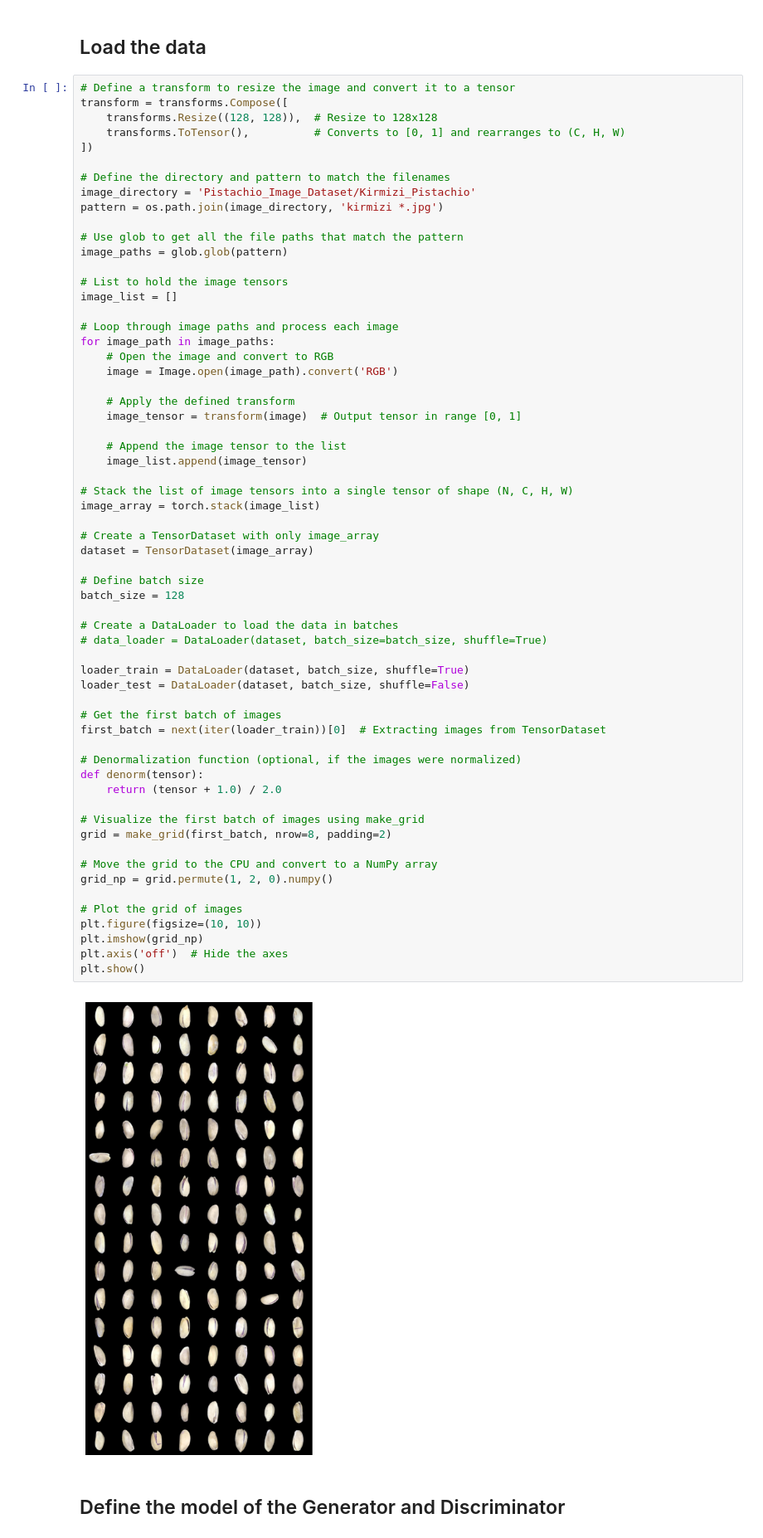
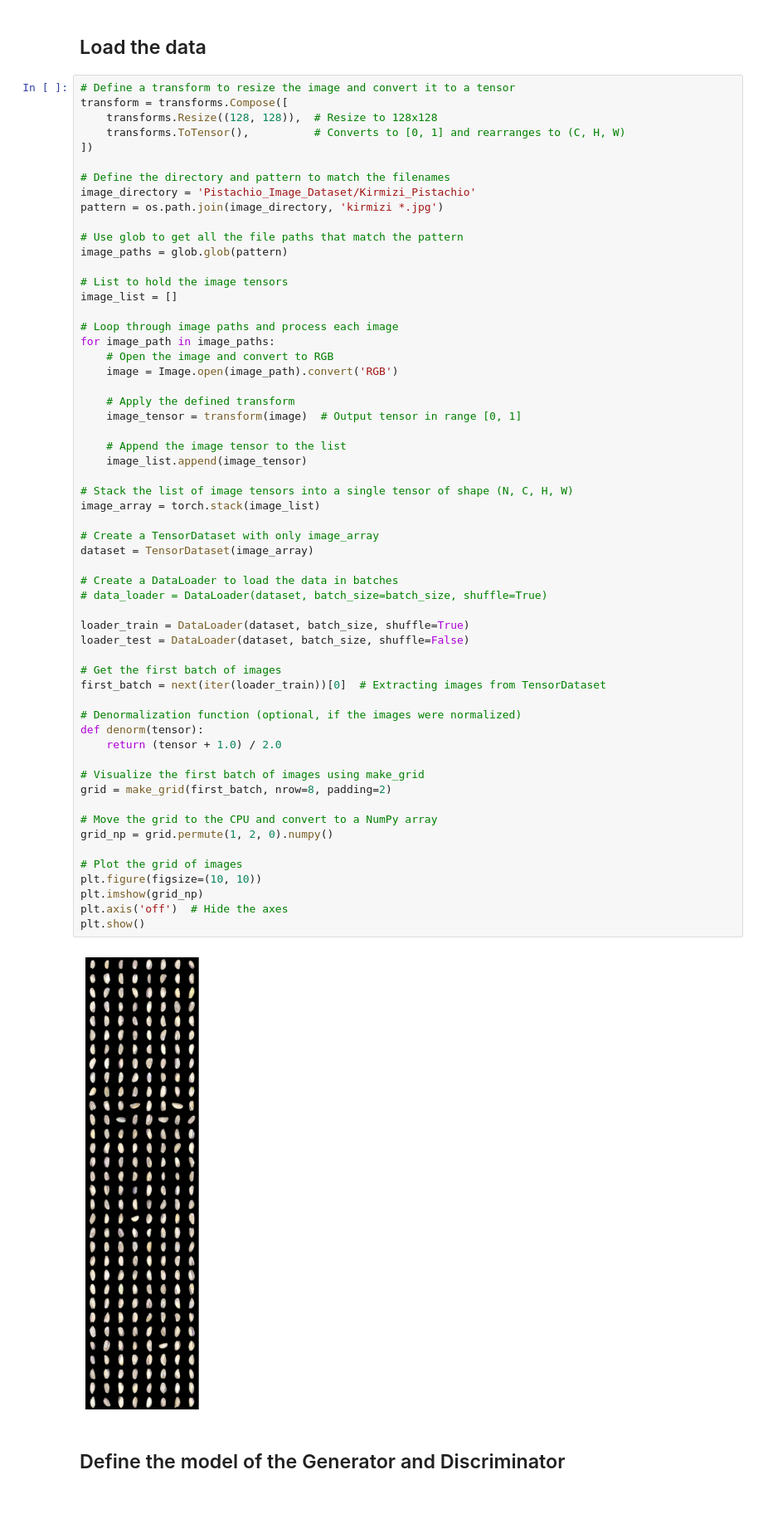
Before and after one commit to felixbroch/GAN_project, a Jupyter notebook: src/dataset/GAN_dataset_new copy.ipynb, the cells around one changed output. Shown: that part at 83% size. Drawn from its saved outputs; the diff is of its cells as text; blank space fills up the shorter version.

```diff
--- a/src/dataset/GAN_dataset_new copy.ipynb
+++ b/src/dataset/GAN_dataset_new copy.ipynb
@@ -106,37 +107,34 @@ for image_path in image_paths:
 image_array = torch.stack(image_list)
 
 # Create a TensorDataset with only image_array
 dataset = TensorDataset(image_array)
 
-# Define batch size
-batch_size = 128
-
 # Create a DataLoader to load the data in batches
 # data_loader = DataLoader(dataset, batch_size=batch_size, shuffle=True)
 
 loader_train = DataLoader(dataset, batch_size, shuffle=True)
 loader_test = DataLoader(dataset, batch_size, shuffle=False)
 
 # Get the first batch of images
 first_batch = next(iter(loader_train))[0]  # Extracting images from TensorDataset
 
 # Denormalization function (optional, if the images were normalized)
 def denorm(tensor):
     return (tensor + 1.0) / 2.0
 
 # Visualize the first batch of images using make_grid
 grid = make_grid(first_batch, nrow=8, padding=2)
 
 # Move the grid to the CPU and convert to a NumPy array
 grid_np = grid.permute(1, 2, 0).numpy()
 
 # Plot the grid of images
 plt.figure(figsize=(10, 10))
 plt.imshow(grid_np)
 plt.axis('off')  # Hide the axes
 plt.show()
 # %% [output]
-[figure, old version]
+[figure, new version]
 # %% [markdown]
 ## Define the model of the Generator and Discriminator
 # %%
```
Also changed, not shown: parts of 9 cells of this notebook, 3 other files.
